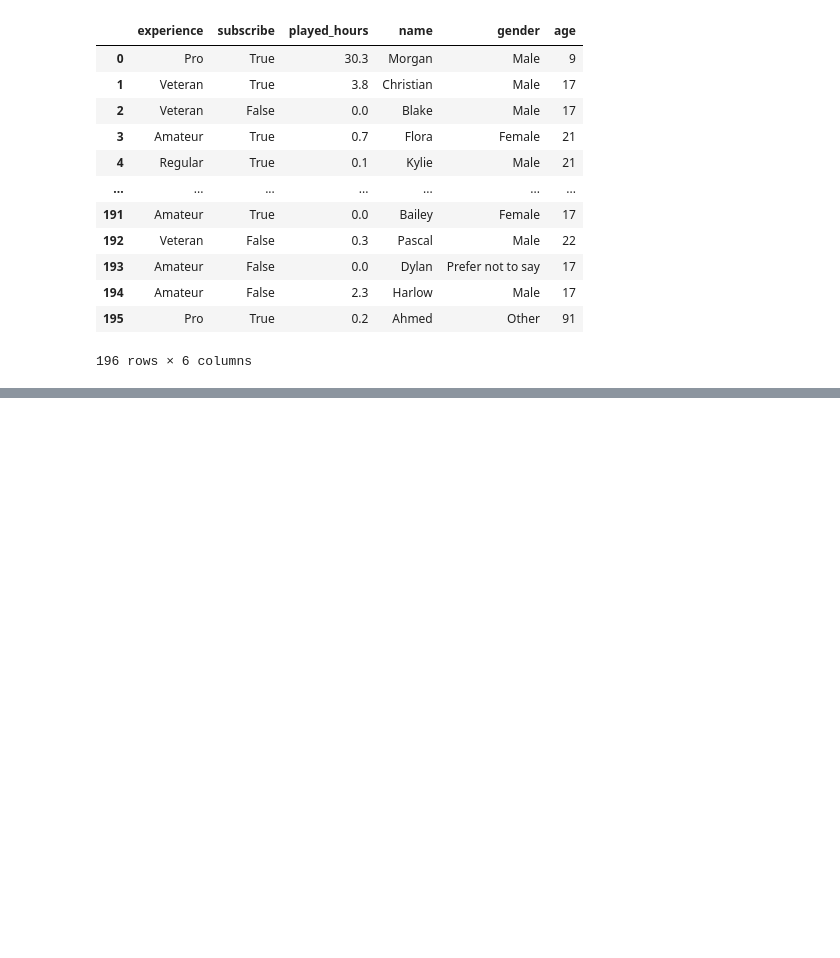
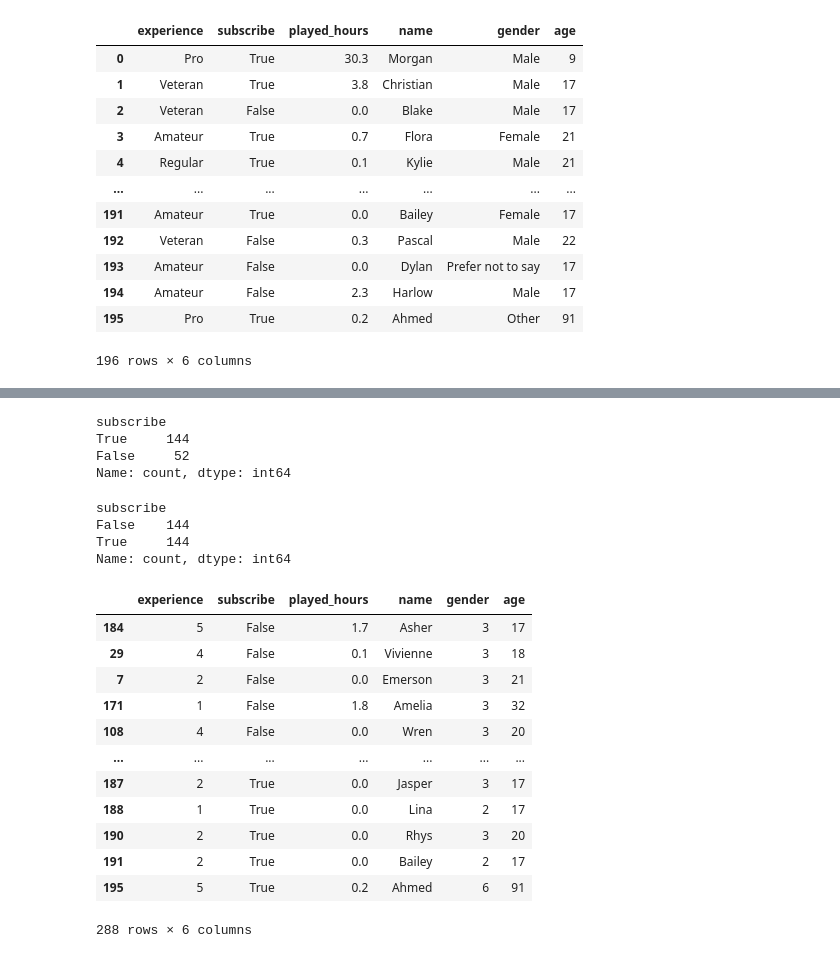
Before and after one commit to melodymokhtari/dsci-100-wt1-group25, a Jupyter notebook: working_notebook.ipynb, the cells around one changed output, grey strips where cells are left out. Drawn from its saved outputs; the diff is of its cells as text; code cells hidden in the pictures; blank space fills up the shorter version.

Commit message:
scaled data, changed categories to numbers, split data, scaled data, looked for best K
a lot of stuff

```diff
--- a/working_notebook.ipynb
+++ b/working_notebook.ipynb
@@ -71,3 +73,24 @@ players_plot_bar3 = alt.Chart(dropped_players).mark_bar().encode(
 players_plot_bar3
 # %% [output]
 [interactive output not drawn]
+# %%
+dropped_players["subscribe"].value_counts()
+# %% [output]
+subscribe
+True     144
+False     52
+Name: count, dtype: int64
+# %%
+# scaling so theres equal numbers of each option
+not_subscribed_players = dropped_players[dropped_players["subscribe"] == False]
+subscribed_players = dropped_players[dropped_players["subscribe"] == True]
+not_subscribed_scaledup = not_subscribed_players.sample(
+    n=subscribed_players.shape[0], replace=True
+)
+upsampled_players = pd.concat((not_subscribed_scaledup, subscribed_players))
+upsampled_players["subscribe"].value_counts()
+# %% [output]
+subscribe
+False    144
+True     144
+Name: count, dtype: int64
@@ -73,0 +109,37 @@ players_plot_bar3
+# %%
+#changing categories into numbers
+#experience
+upsampled_players["experience"] = upsampled_players["experience"].replace({
+    "Beginner" : "1",
+    "Amateur" : "2",
+    "Regular" : "3",
+    "Veteran" : "4",
+    "Pro" : "5",
+})
+
+#gender
+upsampled_players["gender"] = upsampled_players["gender"].replace({
+    "Agender" : "1",
+    "Female" : "2",
+    "Male" : "3",
+    "Two-Spirited" : "4",
+    "Non-binary" : "5",
+    "Other" : "6",
+    "Prefer not to say" : "7",
+})
+
+upsampled_players
+# %% [output]
+|  | experience | subscribe | played_hours | name | gender | age |
+| 184 | 5 | False | 1.7 | Asher | 3 | 17 |
+| 29 | 4 | False | 0.1 | Vivienne | 3 | 18 |
+| 7 | 2 | False | 0.0 | Emerson | 3 | 21 |
+| 171 | 1 | False | 1.8 | Amelia | 3 | 32 |
+| 108 | 4 | False | 0.0 | Wren | 3 | 20 |
+| ... | ... | ... | ... | ... | ... | ... |
+| 187 | 2 | True | 0.0 | Jasper | 3 | 17 |
+| 188 | 1 | True | 0.0 | Lina | 2 | 17 |
+| 190 | 2 | True | 0.0 | Rhys | 3 | 20 |
+| 191 | 2 | True | 0.0 | Bailey | 2 | 17 |
+| 195 | 5 | True | 0.2 | Ahmed | 6 | 91 |
+288 rows × 6 columns
```
Also changed, not shown: parts of 5 cells of this notebook.
